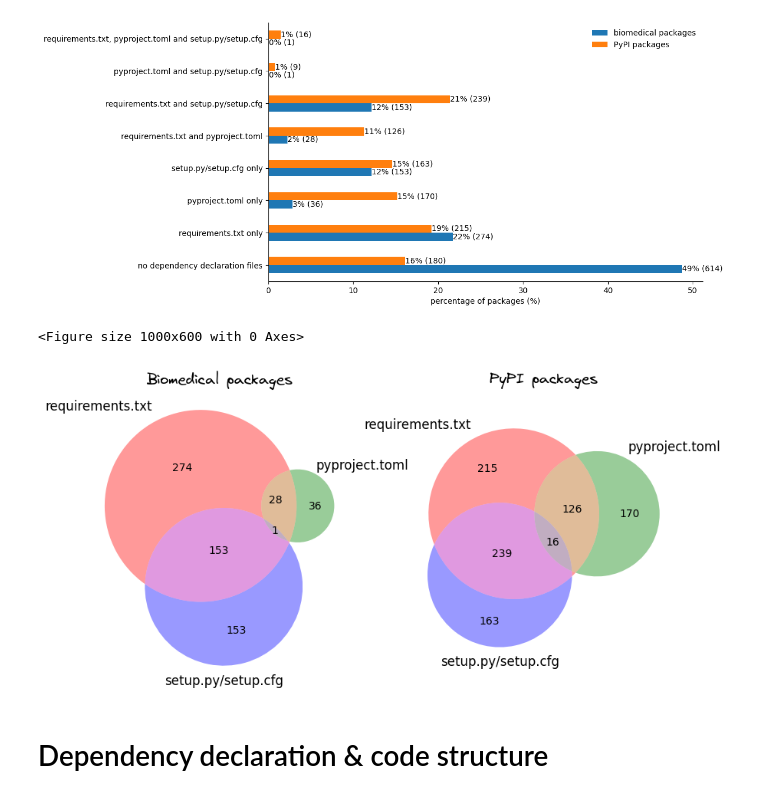
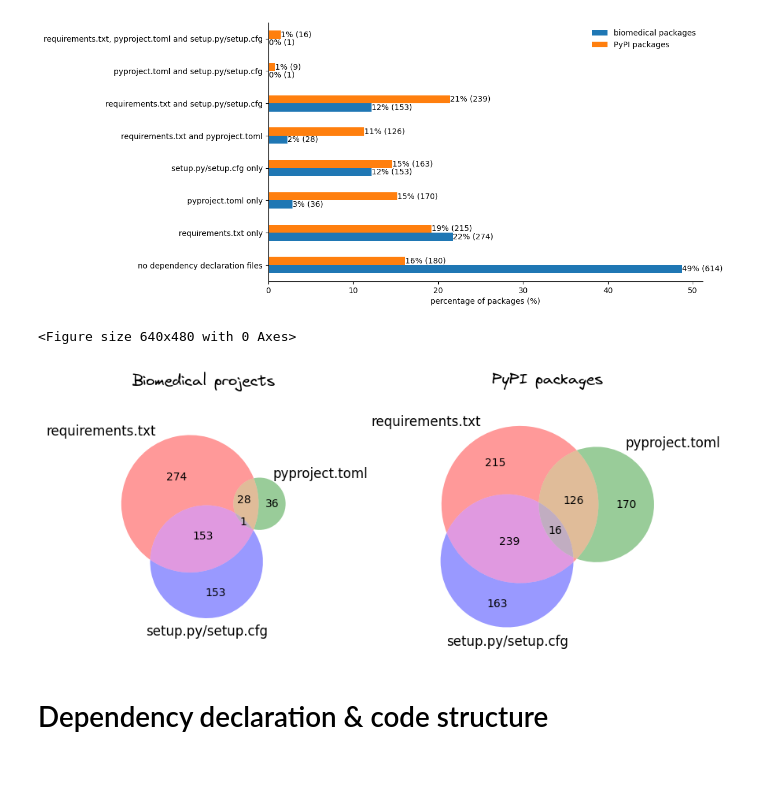
Before and after one commit to tweag/FawltyDeps-analysis, a Jupyter notebook: notebooks/analysis_biomed_pypi.ipynb, the cells around one changed output. Drawn from its saved outputs; the diff is of its cells as text; code cells hidden in the pictures; blank space fills up the shorter version.

Commit message:
Set venn diagrams as same scale

```diff
--- a/notebooks/analysis_biomed_pypi.ipynb
+++ b/notebooks/analysis_biomed_pypi.ipynb
@@ -696,33 +687,40 @@ plt.show()
 # %%
 # Draw a venn diagram
 plt.figure()
-fig, (ax1, ax2) = plt.subplots(1, 2)
+
+ratios = [645, 829]
+norm = [n / sum(ratios) for n in ratios]
+
+fig, (ax1, ax2) = plt.subplots(1, 2, gridspec_kw=dict(width_ratios=norm), figsize=[20 * n for n in norm])
 
 set_1_name = "requirements.txt"
 set_2_name = "pyproject.toml"
 set_3_name = "setup.py/setup.cfg"
 
 venn_parsers_biomed = venn3(
     [project_req_txt_biomed, project_pyproject_toml_biomed, project_setup_biomed],
     set_labels=(set_1_name, set_2_name, set_3_name),
     ax=ax1,
 )
 
 venn_parsers_pypi = venn3(
     [project_req_txt_pypi, project_pyproject_toml_pypi, project_setup_pypi],
     set_labels=(set_1_name, set_2_name, set_3_name),
     ax=ax2,
 )
 
-ax1.set_title("Biomedical packages", fontname="Virgil 3 YOFF", fontsize=14)
+ax1.set_title("Biomedical projects", fontname="Virgil 3 YOFF", fontsize=14, y=1.14)
 ax2.set_title("PyPI packages", fontname="Virgil 3 YOFF", fontsize=14, y=1.08)
 
-plt.subplots_adjust(top=0.95)
+# plt.subplots_adjust(top=0.95)
+
+fig.tight_layout()
+# plt.show()
 
 plt.savefig("distribution_deps_4.png", dpi=600, bbox_inches="tight")
 # %% [output]
-<Figure size 1000x600 with 0 Axes>
+<Figure size 640x480 with 0 Axes>
-[figure, old version]
+[figure, new version]
 # %% [markdown]
 # Dependency declaration & code structure
 # %%
```
Also changed, not shown: parts of 10 cells of this notebook.
